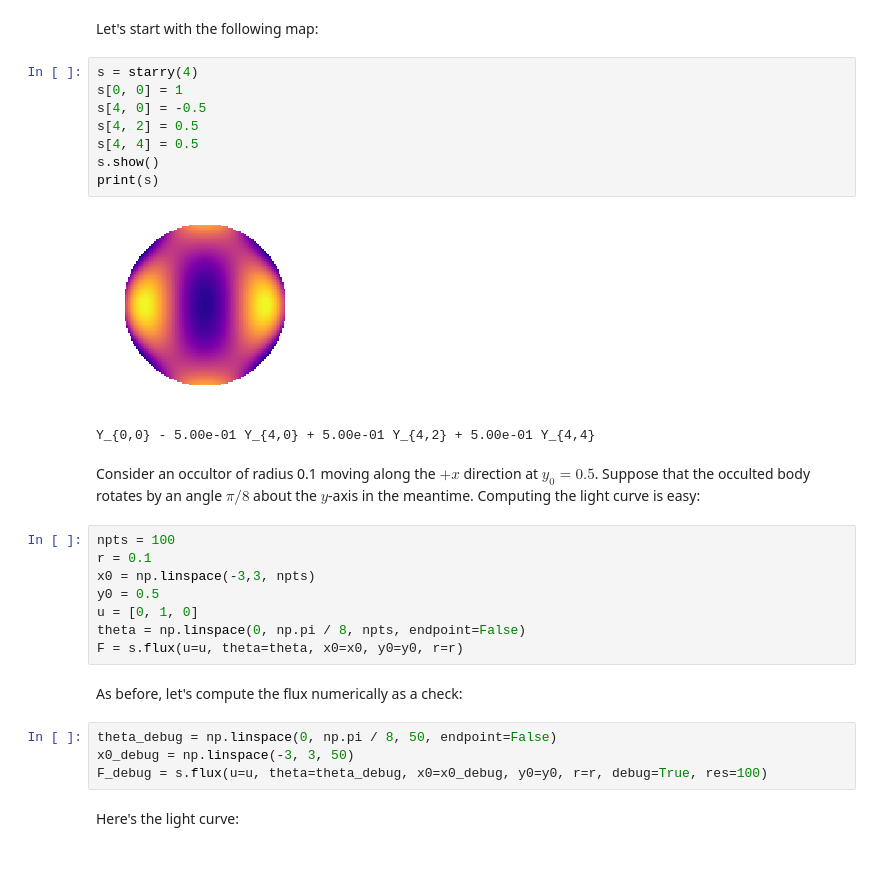
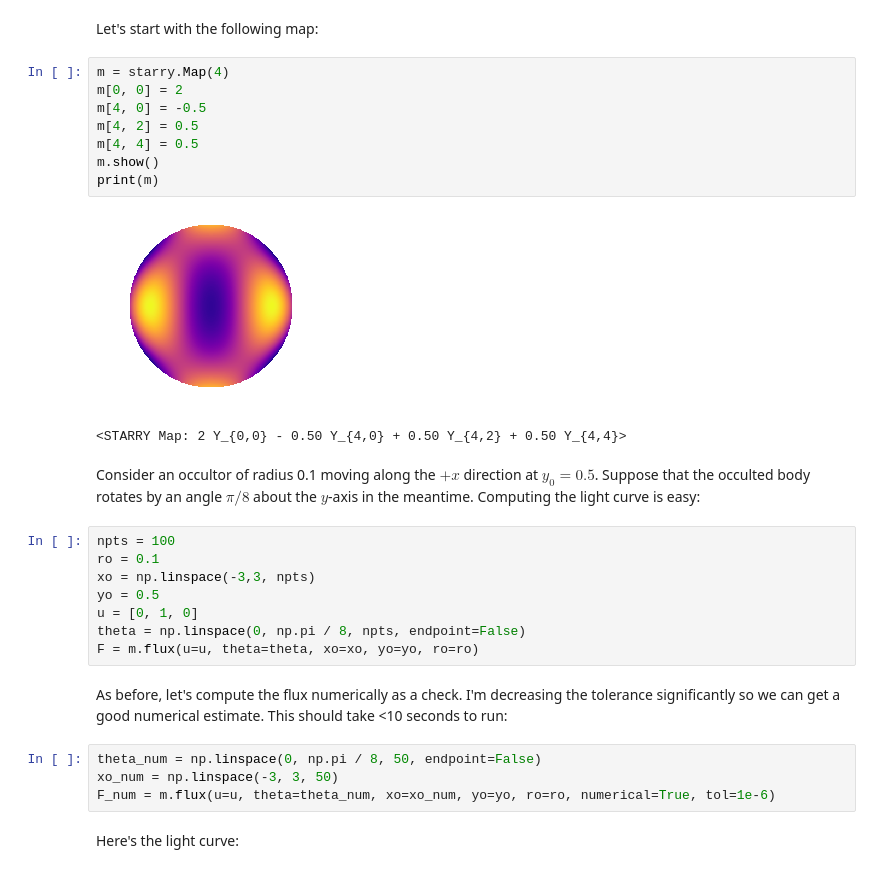
Before and after one commit to rodluger/starry, a Jupyter notebook: misc/tutorial.ipynb, the cells around one changed output. Saved outputs shown, nothing was run; the diff lists cells and outputs as text.

```diff
--- a/misc/tutorial.ipynb
+++ b/misc/tutorial.ipynb
@@ -192,32 +177,32 @@ These are just as easy!
 # %% [markdown]
 Let's start with the following map:
 # %%
-s = starry(4)
-s[0, 0] = 1
-s[4, 0] = -0.5
-s[4, 2] = 0.5
-s[4, 4] = 0.5
-s.show()
-print(s)
+m = starry.Map(4)
+m[0, 0] = 2
+m[4, 0] = -0.5
+m[4, 2] = 0.5
+m[4, 4] = 0.5
+m.show()
+print(m)
 # %% [output]
-[figure, old version]
+[figure, new version]
-Y_{0,0} - 5.00e-01 Y_{4,0} + 5.00e-01 Y_{4,2} + 5.00e-01 Y_{4,4}
+<STARRY Map: 2 Y_{0,0} - 0.50 Y_{4,0} + 0.50 Y_{4,2} + 0.50 Y_{4,4}>
 # %% [markdown]
 Consider an occultor of radius 0.1 moving along the $+x$ direction at $y_0 = 0.5$. Suppose that the occulted body rotates by an angle $\pi/8$ about the $y$-axis in the meantime. Computing the light curve is easy:
 # %%
 npts = 100
-r = 0.1
-x0 = np.linspace(-3,3, npts)
-y0 = 0.5
+ro = 0.1
+xo = np.linspace(-3,3, npts)
+yo = 0.5
 u = [0, 1, 0]
 theta = np.linspace(0, np.pi / 8, npts, endpoint=False)
-F = s.flux(u=u, theta=theta, x0=x0, y0=y0, r=r)
+F = m.flux(u=u, theta=theta, xo=xo, yo=yo, ro=ro)
 # %% [markdown]
-As before, let's compute the flux numerically as a check:
+As before, let's compute the flux numerically as a check. I'm decreasing the tolerance significantly so we can get a good numerical estimate. This should take <10 seconds to run:
 # %%
-theta_debug = np.linspace(0, np.pi / 8, 50, endpoint=False)
-x0_debug = np.linspace(-3, 3, 50)
-F_debug = s.flux(u=u, theta=theta_debug, x0=x0_debug, y0=y0, r=r, debug=True, res=100)
+theta_num = np.linspace(0, np.pi / 8, 50, endpoint=False)
+xo_num = np.linspace(-3, 3, 50)
+F_num = m.flux(u=u, theta=theta_num, xo=xo_num, yo=yo, ro=ro, numerical=True, tol=1e-6)
 # %% [markdown]
 Here's the light curve:
 # %%
```
Also changed, not shown: parts of 33 cells of this notebook.
